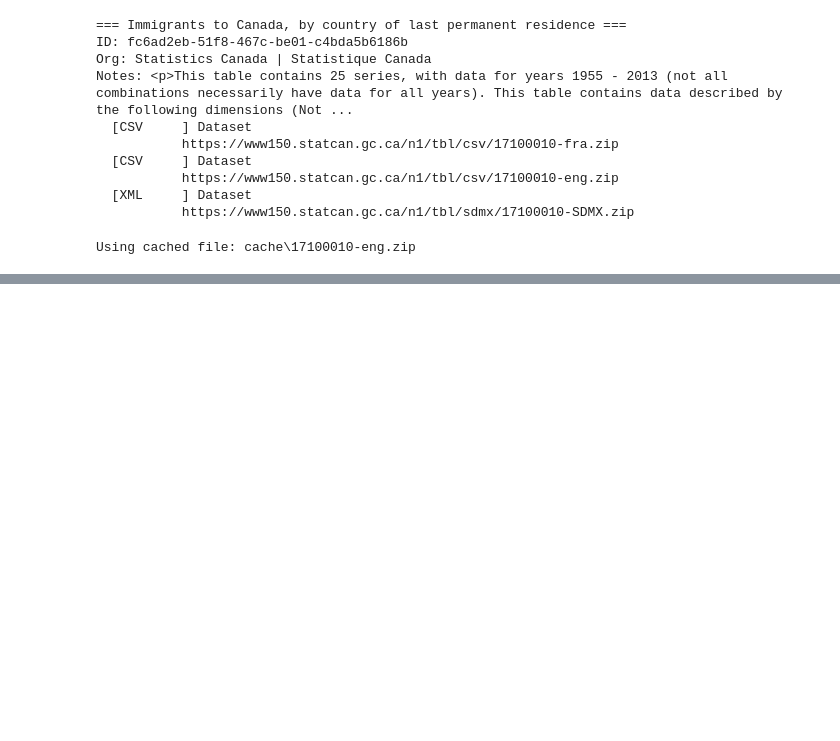
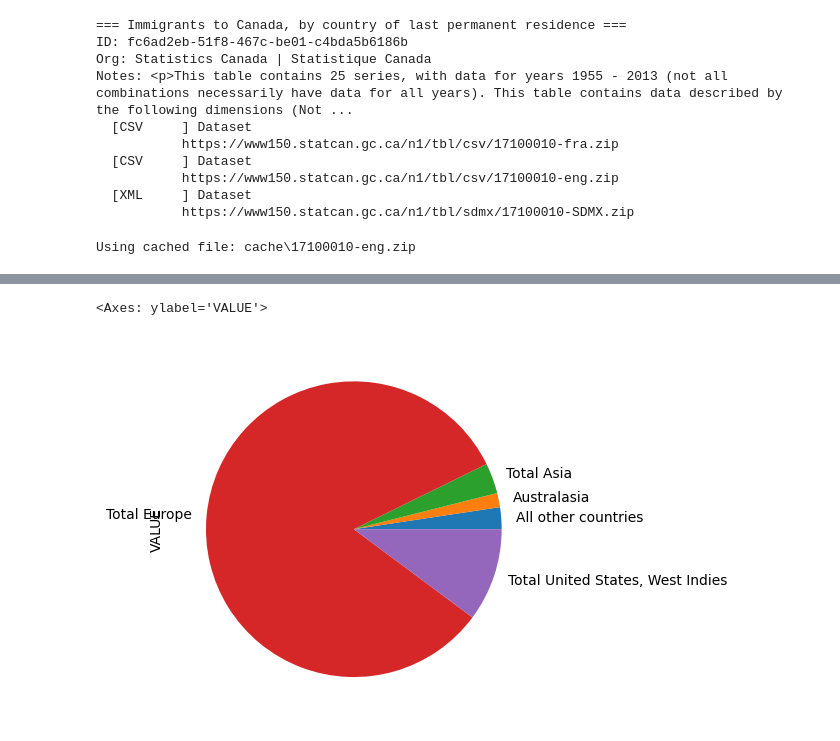
Before and after one commit to yrmo/gcinfo, a Jupyter notebook: immigrants-country-of-origin.ipynb, the cells around one changed output, grey strips where cells are left out. Saved outputs shown, nothing was run; the diff lists cells and outputs as text; code cells hidden in the pictures; blank space fills up the shorter version.

Commit message:
Work in progress country of origin notebook

```diff
--- a/immigrants-country-of-origin.ipynb
+++ b/immigrants-country-of-origin.ipynb
@@ -30,3 +31,17 @@ df_origin_2013.head()
+# %%
+df_origin_meta
+
+# These regions should add up to `Total immigrants`
+main_regions = [
+    "Total Europe",
+    "Total Asia",
+    "Australasia",
+    "Total United States, West Indies",
+    "Africa",
+    "Other North and Central America",
+    "South America",
+    "All other countries",
+]
 # %%
 df_origin_1955 = df_origin[df_origin["REF_DATE"].apply(lambda x: x.split("-")[0]) == "1955"]
 df_origin_1955.head()
@@ -39,0 +76,10 @@ df_origin_1955.head()
+# %%
+df_origin_1955_main_regions = df_origin_1955[df_origin_1955["Last permanent residence"].isin(main_regions)]
+print(df_origin_1955_main_regions.shape)
+df_origin_1955_main_regions_summed = (
+    df_origin_1955_main_regions
+    .assign(YEAR=df_origin_1955_main_regions["REF_DATE"].str[:4])
+    .groupby(["YEAR", "Last permanent residence"], as_index=False)["VALUE"]
+    .sum()
+)
+df_origin_1955_main_regions_summed
@@ -39,0 +115,5 @@ df_origin_1955.head()
+# %%
+df_origin_1955_main_regions_summed.set_index("Last permanent residence")["VALUE"].plot.pie()
+# %% [output]
+<Axes: ylabel='VALUE'>
+[figure, added]
```
Also changed, not shown: parts of 8 cells of this notebook.
